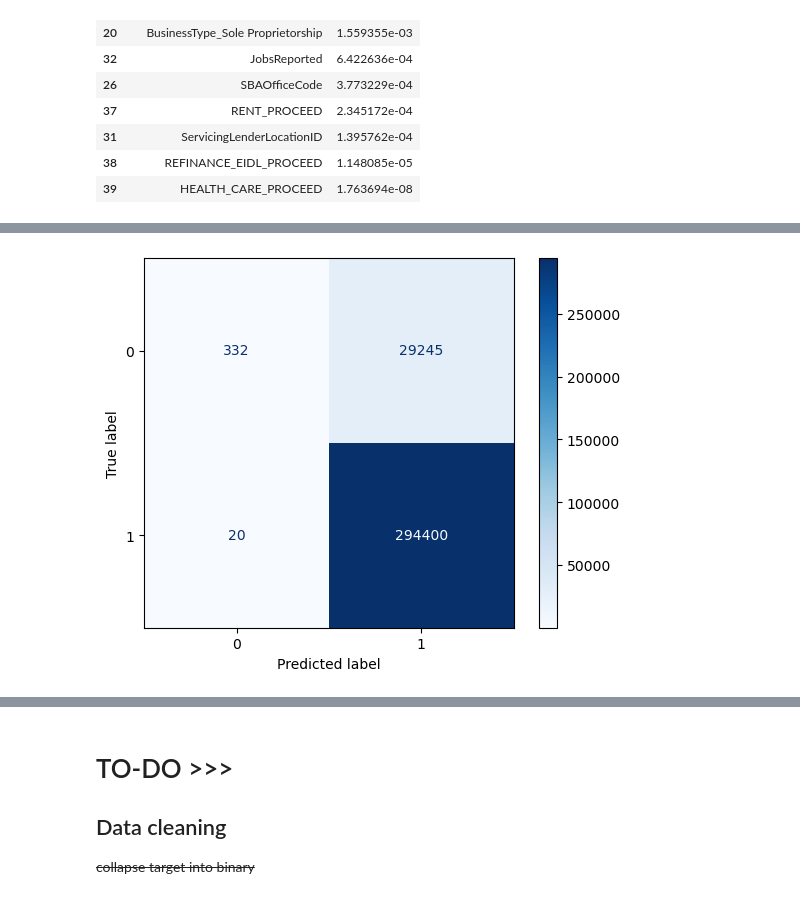
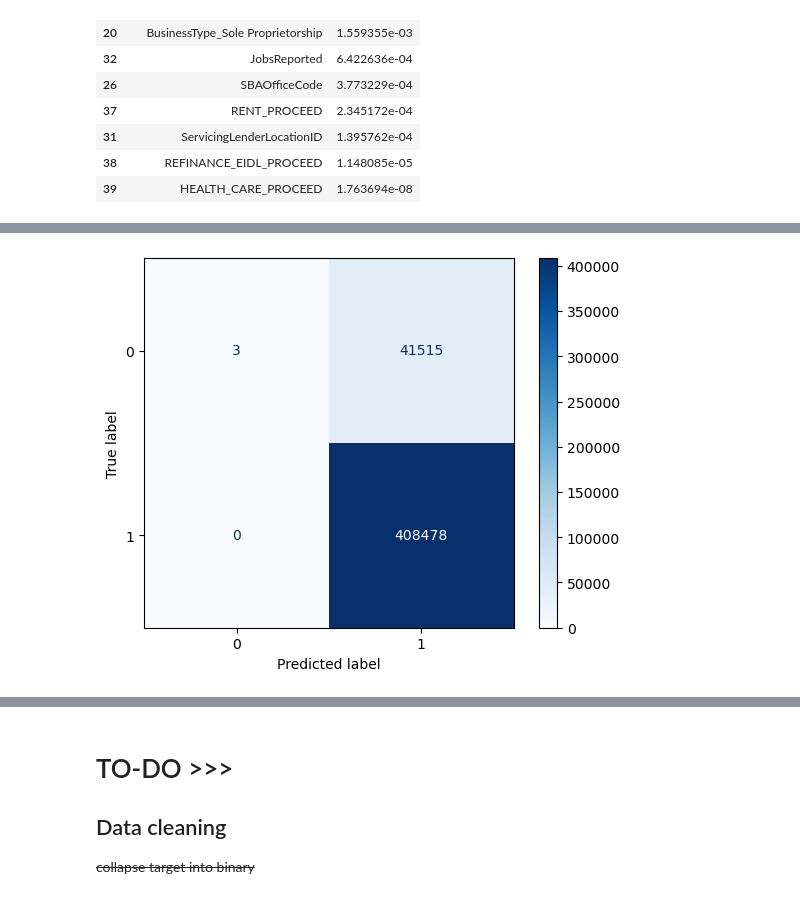
Before and after one commit to sheisroot/PPP-loan-repayment, a Jupyter notebook: code/03_LoanStatus_model_all_num.ipynb, the cells around one changed output, grey strips where cells are left out. Saved outputs shown, nothing was run; the diff lists cells and outputs as text; code cells hidden in the pictures.

```diff
--- a/code/03_LoanStatus_model_all_num.ipynb
+++ b/code/03_LoanStatus_model_all_num.ipynb
@@ -162,10 +157,7 @@ pipe = Pipeline(steps=[
 ])
 # %%
 # Perform train test split
-X_train_full, X_test, y_train_full, y_test = train_test_split(X, y, test_size=0.1, random_state=42)
+X_train, X_test, y_train, y_test = train_test_split(X, y, random_state=42)
-# %%
-# Split training set further into training and validation sets
-X_train, X_val, y_train, y_val = train_test_split(X_train_full, y_train_full, test_size=0.2, random_state=42)
 # %%
 pipe.fit(X_train, y_train)
 # %% [output]
@@ -274,7 +266,7 @@ print(cm)
 # %%
-ConfusionMatrixDisplay.from_estimator(pipe, X_val, y_val, cmap='Blues');
+ConfusionMatrixDisplay.from_estimator(pipe, X_test, y_test, cmap='Blues');
 # %% [output]
-[figure, old version]
+[figure, new version]
 # %%
 # Compute overall accuracy from confusion matrix
 overall_accuracy = (cm[0, 0] + cm[1, 1]) / cm.sum()
```
Also changed, not shown: parts of 8 cells of this notebook, 6 other files.
